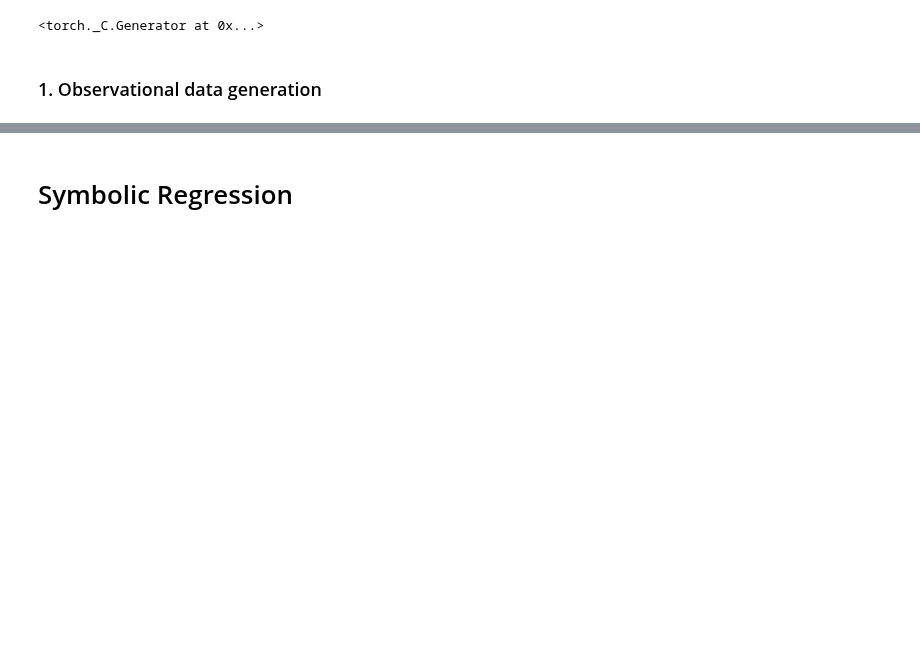
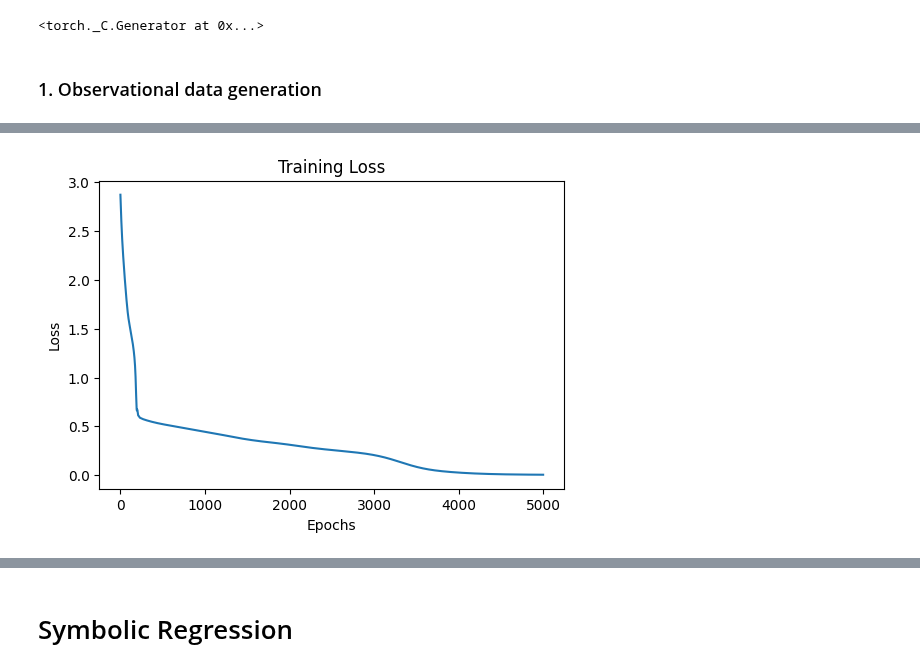
Before and after one commit to costasmexis/ModelMind, a Jupyter notebook: PINN_SI.ipynb, the cells around one changed output, grey strips where cells are left out. Saved outputs shown, nothing was run; the diff lists cells and outputs as text; code cells hidden in the pictures; blank space fills up the shorter version.

```diff
--- a/PINN_SI.ipynb
+++ b/PINN_SI.ipynb
@@ -100,5 +100,5 @@ class f_net(nn.Module):
 # %%
 # Train data to tensor
 ts_train = torch.tensor(u_obs[:, 0], requires_grad=True, dtype=torch.float32).view(-1,1).to(device)
-us_train = torch.tensor(u_obs[:, 1:], requires_grad=True, dtype=torch.float32).float().to(device)
+us_train = torch.tensor(u_obs[:, 1:], requires_grad=True, dtype=torch.float32).to(device)
 # %%
@@ -111,8 +111,8 @@ def residuals(u_net: nn.Module, f_net: nn.Module):
     t = np.linspace(t_span[0], t_span[1], 1000)
     t = torch.tensor(t, requires_grad=True, dtype=torch.float32).view(-1,1).to(device)
 
-    u = u_net.forward(t).to(device)
-    f = f_net.forward(torch.cat((t, u), 1)).to(device)
+    u = u_net(t).to(device)
+    f = f_net(torch.cat((t, u), 1)).to(device)
 
     u_t_1 = torch.autograd.grad(u[:,0], t, grad_outputs=torch.ones_like(u[:,0]), create_graph=True)[0]
     u_t_2 = torch.autograd.grad(u[:,1], t, grad_outputs=torch.ones_like(u[:,1]), create_graph=True)[0]
@@ -174,3 +178,14 @@ KeyboardInterrupt:
+# %%
+# Plot LOSS
+plt.figure(figsize=(6, 4))
+plt.plot(LOSS)
+# plt.ylim([0, 0.1])
+plt.xlabel('Epochs')
+plt.ylabel('Loss')
+plt.title('Training Loss')
+plt.show()
+# %% [output]
+[figure, added]
 # %%
 t_test = torch.tensor(np.linspace(0, 10, 1000), requires_grad=True, dtype=torch.float32).view(-1,1).to(device)
 u_pred = unet.forward(t_test).cpu().detach().numpy()
```
Also changed, not shown: parts of 9 cells of this notebook, 1 other file.
